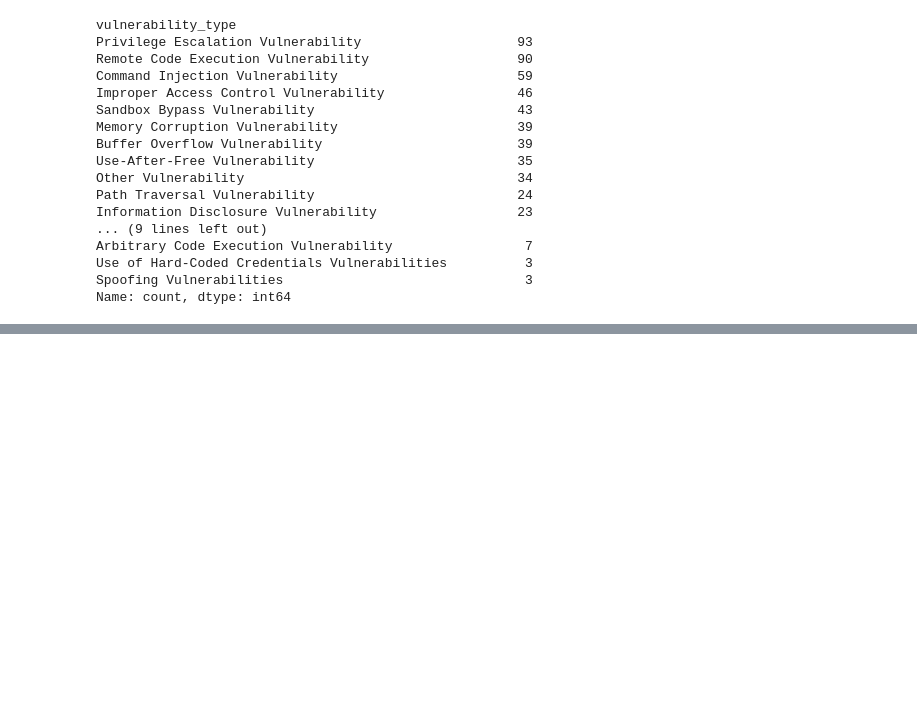
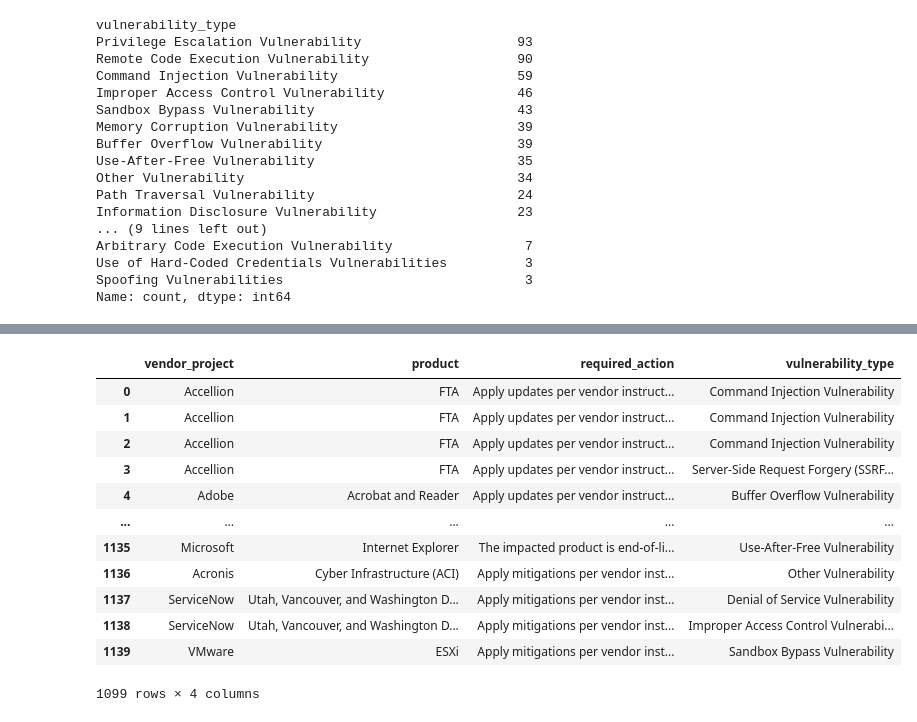
Before and after one commit to MigashaneVictoire/kev, a Jupyter notebook: wrangle.ipynb, the cells around one changed output, grey strips where cells are left out. Cells and saved outputs as stored; diff of their text form; code cells hidden in the pictures; blank space fills up the shorter version.

```diff
--- a/wrangle.ipynb
+++ b/wrangle.ipynb
@@ -382,0 +481,22 @@ feature_eng_vul_names(df)
+# %%
+# First create a copy of the original dataframe
+df_dummy = df.copy()
+# %%
+# get all the columns to upply dummies to
+dummy_col = df_dummy.columns[df_dummy.columns != "known_ransomware_campaign_use"]
+
+df_dummy[dummy_col].head(3)
+# %% [output]
+|  | vendor_project | product | required_action | vulnerability_type |
+| 0 | Accellion | FTA | Apply updates per vendor instruct... | Command Injection Vulnerability |
+| 1 | Accellion | FTA | Apply updates per vendor instruct... | Command Injection Vulnerability |
+| 2 | Accellion | FTA | Apply updates per vendor instruct... | Command Injection Vulnerability |
+| 3 | Accellion | FTA | Apply updates per vendor instruct... | Server-Side Request Forgery (SSRF... |
+| 4 | Adobe | Acrobat and Reader | Apply updates per vendor instruct... | Buffer Overflow Vulnerability |
+| ... | ... | ... | ... | ... |
+| 1135 | Microsoft | Internet Explorer | The impacted product is end-of-li... | Use-After-Free Vulnerability |
+| 1136 | Acronis | Cyber Infrastructure (ACI) | Apply mitigations per vendor inst... | Other Vulnerability |
+| 1137 | ServiceNow | Utah, Vancouver, and Washington D... | Apply mitigations per vendor inst... | Denial of Service Vulnerability |
+| 1138 | ServiceNow | Utah, Vancouver, and Washington D... | Apply mitigations per vendor inst... | Improper Access Control Vulnerabi... |
+| 1139 | VMware | ESXi | Apply mitigations per vendor inst... | Sandbox Bypass Vulnerability |
+1099 rows × 4 columns
```
Also changed, not shown: parts of 15 cells of this notebook.
